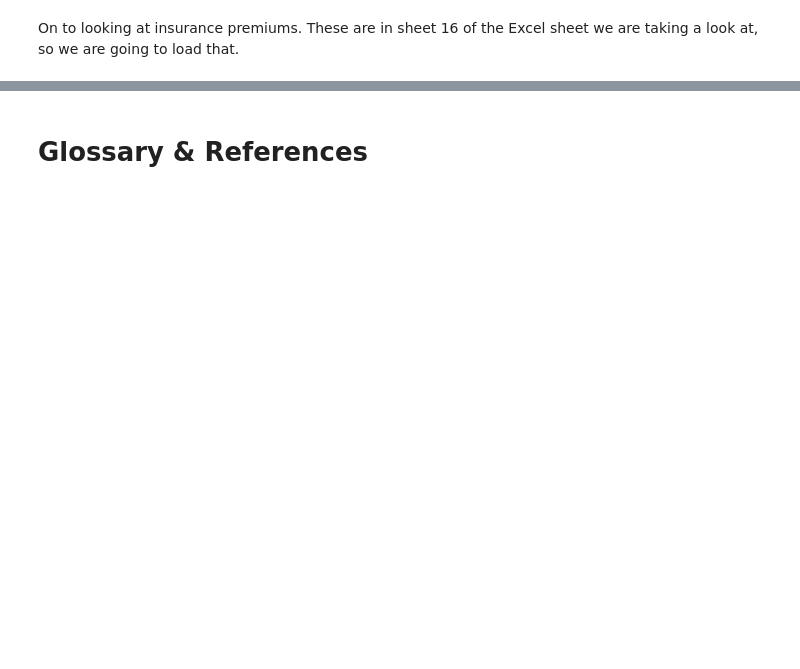
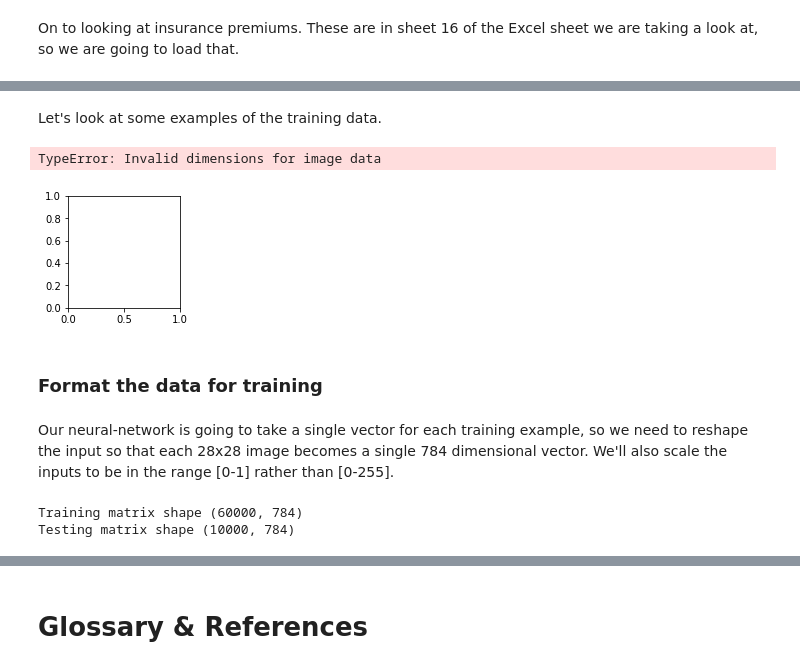
Before and after one commit to bvdboom/demo_dnb_data, a Jupyter notebook: DNB Demo Innovatiefestival.ipynb, the cells around one changed output, grey strips where cells are left out. Drawn from its saved outputs; the diff is of its cells as text; code cells hidden in the pictures; blank space fills up the shorter version.

```diff
--- a/DNB Demo Innovatiefestival.ipynb
+++ b/DNB Demo Innovatiefestival.ipynb
@@ -377,0 +251,7 @@ plt.show()
+# %%
+nb_classes = 10
+
+# the data, shuffled and split between tran and test sets
+(X_train, y_train), (X_test, y_test) = mnist.load_data()
+print("X_train original shape", X_train.shape)
+print("y_train original shape", y_train.shape)
@@ -377,0 +263,26 @@ plt.show()
+# %% [markdown]
+Let's look at some examples of the training data.
+# %%
+for i in range(9):
+    plt.subplot(3,3,i+1)
+    plt.imshow(X_train[i], cmap='gray', interpolation='none')
+    plt.title("Class {}".format(y_train[i]))
+# %% [output]
+TypeError: Invalid dimensions for image data
+[figure, added]
+# %% [markdown]
+### Format the data for training
+# %% [markdown]
+Our neural-network is going to take a single vector for each training example, so we need to reshape the input so that each 28x28 image becomes a single 784 dimensional vector. We'll also scale the inputs to be in the range [0-1] rather than [0-255].
+# %%
+X_train = X_train.reshape(60000, 784)
+X_test = X_test.reshape(10000, 784)
+X_train = X_train.astype('float32')
+X_test = X_test.astype('float32')
+X_train /= 255
+X_test /= 255
+print("Training matrix shape", X_train.shape)
+print("Testing matrix shape", X_test.shape)
+# %% [output]
+Training matrix shape (60000, 784)
+Testing matrix shape (10000, 784)
```
Also changed, not shown: parts of 47 cells of this notebook.
